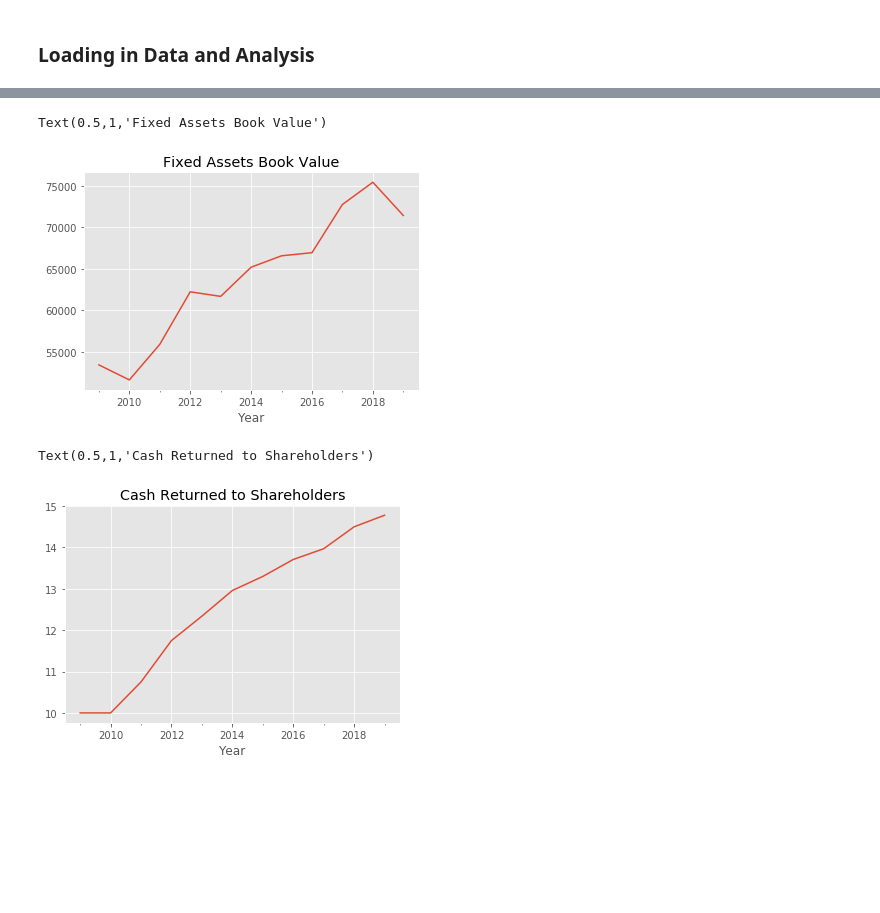
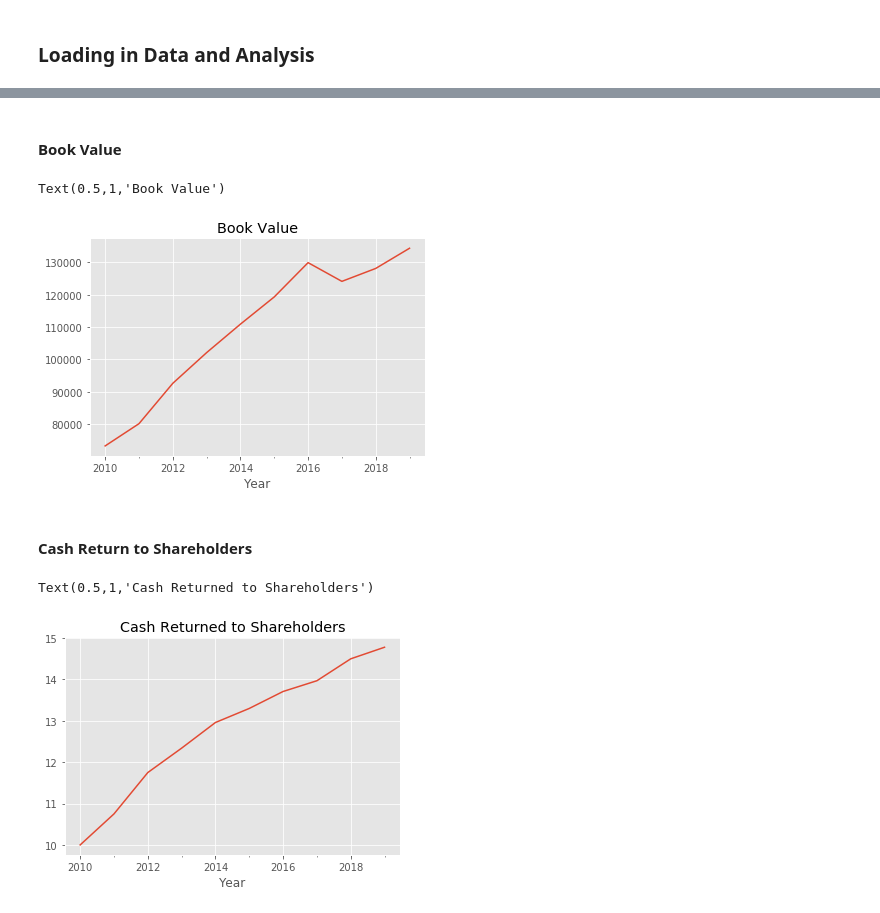
Before and after one commit to mcirelli95/Castings_Analysis, a Jupyter notebook: Financial Analysis Python Exercise .ipynb, the cells around one changed output, grey strips where cells are left out. Saved outputs shown, nothing was run; the diff lists cells and outputs as text; code cells hidden in the pictures; blank space fills up the shorter version.

```diff
--- a/Financial Analysis Python Exercise .ipynb
+++ b/Financial Analysis Python Exercise .ipynb
@@ -98,3 +94,8 @@ df.head(11)
+# %%
+# Update terms for correct accounting definitions
+df['Invested Capital'] = df['Invested Capital'] - df['Net Cash']
+df.rename(columns={'Book Values':'Book Value'},inplace=True)
+df['Book Value']=df['Shareholders Equity']
 # %%
 df.info()
 # %% [output]
@@ -127,4 +128,7 @@ Index(['Revenue', 'Gross Profit', 'Profit From Operations(EBITDA)',
       dtype='object')
+# %%
+# Analyze 10 Years of data
+df=df.iloc[:10]
 # %%
 #convert intergers to floats
 for column in df:
@@ -318,4 +322,3 @@ Name: net_debt, dtype: float64
 # %%
 #Free Cash flow = Net cash flow - capital expenditure
-df['FCFF']= df['Net Cash']-df['capex']
-df.FCFF.dropna()
+df['FCF']= df['Net Cash']-df['capex']
@@ -351,14 +351,20 @@ Text(0.5,1,'ROCE')
+# %% [markdown]
+<a id='Book_Value'></a>
+#### Book Value
 # %%
 # Net Book value overtime
-df['Book Values '].plot()
-plt.title('Fixed Assets Book Value')
+df['Book Value'].plot()
+plt.title('Book Value')
 # %% [output]
-Text(0.5,1,'Fixed Assets Book Value')
+Text(0.5,1,'Book Value')
-[figure, old version]
+[figure, new version]
+# %% [markdown]
+<a id='Dividends_per_share'></a>
+#### Cash Return to Shareholders
 # %%
 #payout per share
 df['Payout per share (pence)'].plot()
 plt.title('Cash Returned to Shareholders')
 # %% [output]
 Text(0.5,1,'Cash Returned to Shareholders')
-[figure, old version]
+[figure, new version]
```
Also changed, not shown: parts of 37 cells of this notebook.
